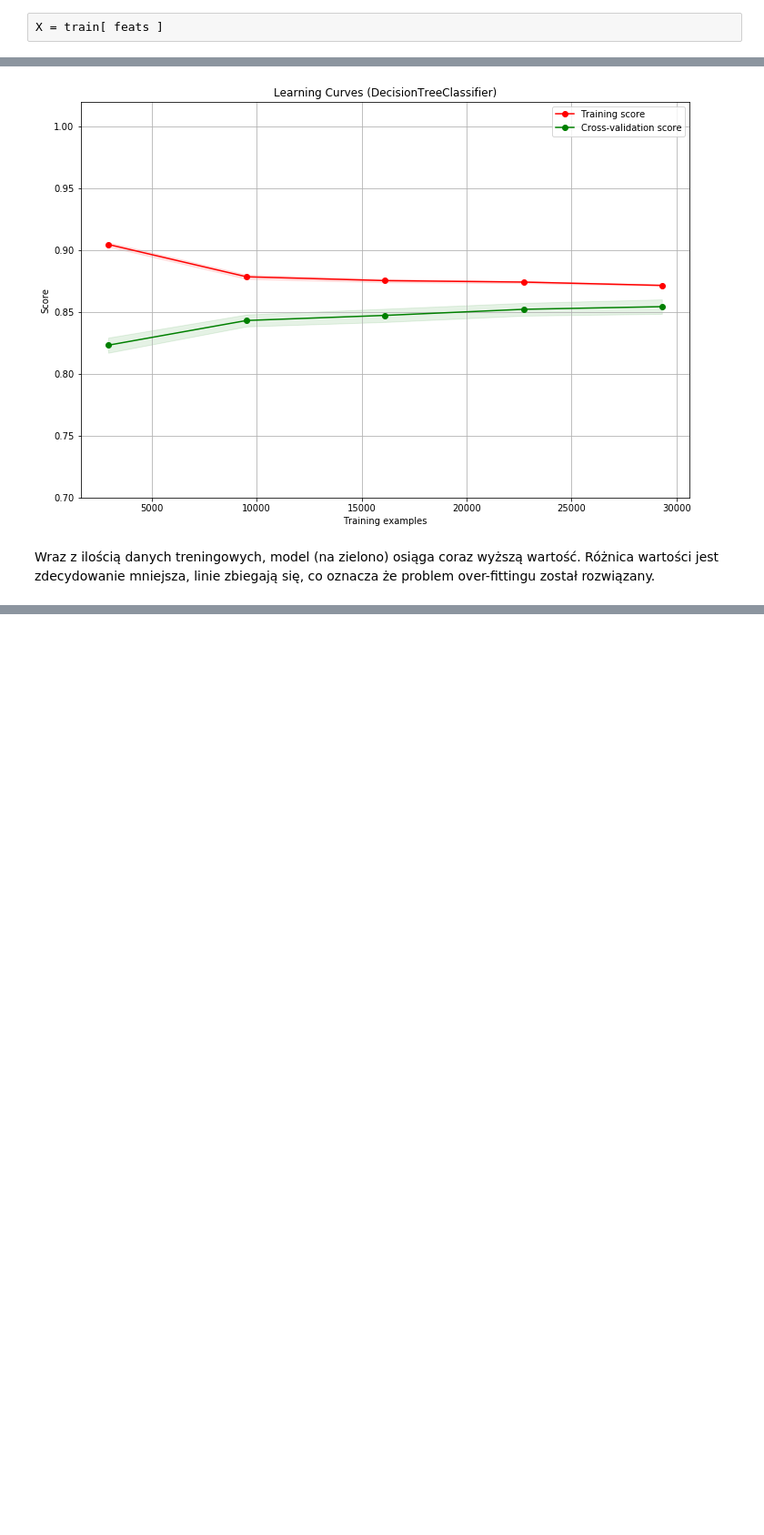
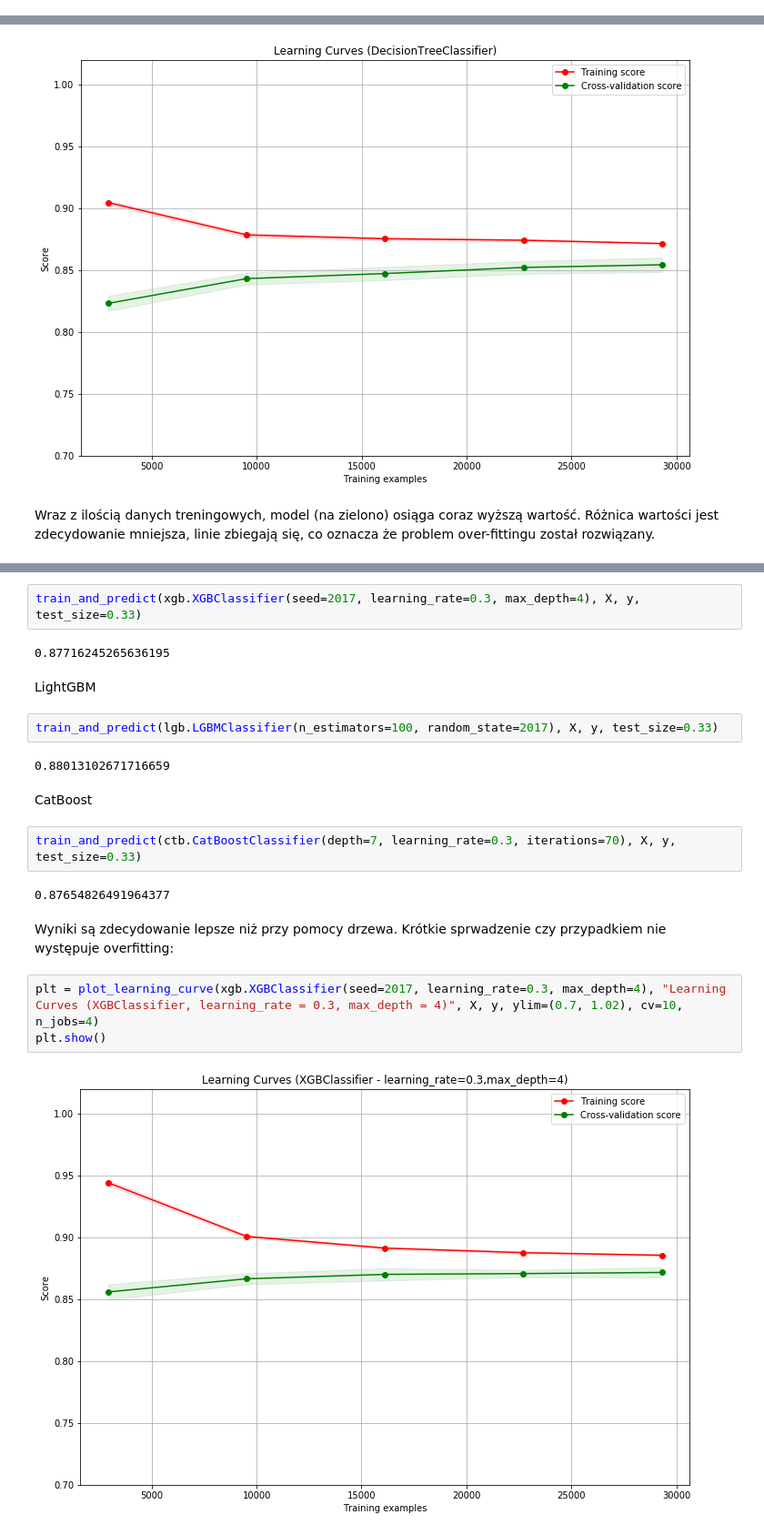
Before and after one commit to mrsanto/adult-income, a Jupyter notebook: AdultRepo1.1.ipynb, the cells around one changed output, grey strips where cells are left out. Shown at 91% size. Saved outputs shown, nothing was run; the diff lists cells and outputs as text; blank space fills up the shorter version.

Commit message:
Update AdultRepo1.1.ipynb
Added Boosting implementations (XGBoost, LightGBM, Catboost)

```diff
--- a/AdultRepo1.1.ipynb
+++ b/AdultRepo1.1.ipynb
@@ -243,8 +250,6 @@ Dodaje nowo powstałe kolumny do nowej zmiennej po to żeby móc ją wykorzystac
 # %%
 feats = train.select_dtypes(include=[np.int8,np.int16,np.int64,np.bool]).columns.values
 feats = feats[feats != "Target_cat"]
-# %%
-X = train[ feats ]
 # %% [markdown]
 Sprawdzam ponownie wynik modelu `LogisticRegression` po wczytaniu wszystkich cech
 # %%
@@ -347,0 +369,23 @@ Wraz z ilością danych treningowych, model (na zielono) osiąga coraz wyższą
+# %%
+train_and_predict(xgb.XGBClassifier(seed=2017, learning_rate=0.3, max_depth=4), X, y, test_size=0.33)
+# %% [output]
+0.87716245265636195
+# %% [markdown]
+LightGBM
+# %%
+train_and_predict(lgb.LGBMClassifier(n_estimators=100, random_state=2017), X, y, test_size=0.33)
+# %% [output]
+0.88013102671716659
+# %% [markdown]
+CatBoost
+# %%
+train_and_predict(ctb.CatBoostClassifier(depth=7, learning_rate=0.3, iterations=70), X, y, test_size=0.33)
+# %% [output]
+0.87654826491964377
+# %% [markdown]
+Wyniki są zdecydowanie lepsze niż przy pomocy drzewa. Krótkie sprwadzenie czy przypadkiem nie występuje overfitting:
+# %%
+plt = plot_learning_curve(xgb.XGBClassifier(seed=2017, learning_rate=0.3, max_depth=4), "Learning Curves (XGBClassifier, learning_rate = 0.3, max_depth = 4)", X, y, ylim=(0.7, 1.02), cv=10, n_jobs=4)
+plt.show()
+# %% [output]
+[figure, added]
```
Also changed, not shown: parts of 24 cells of this notebook.
